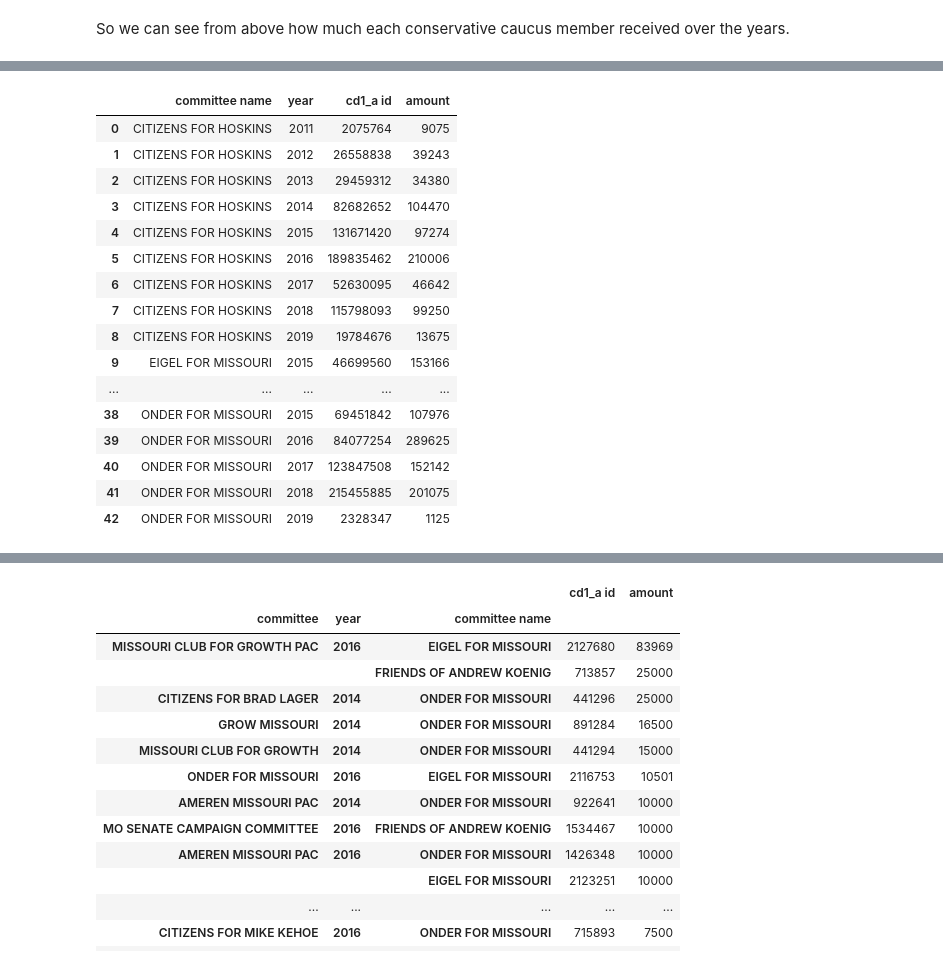
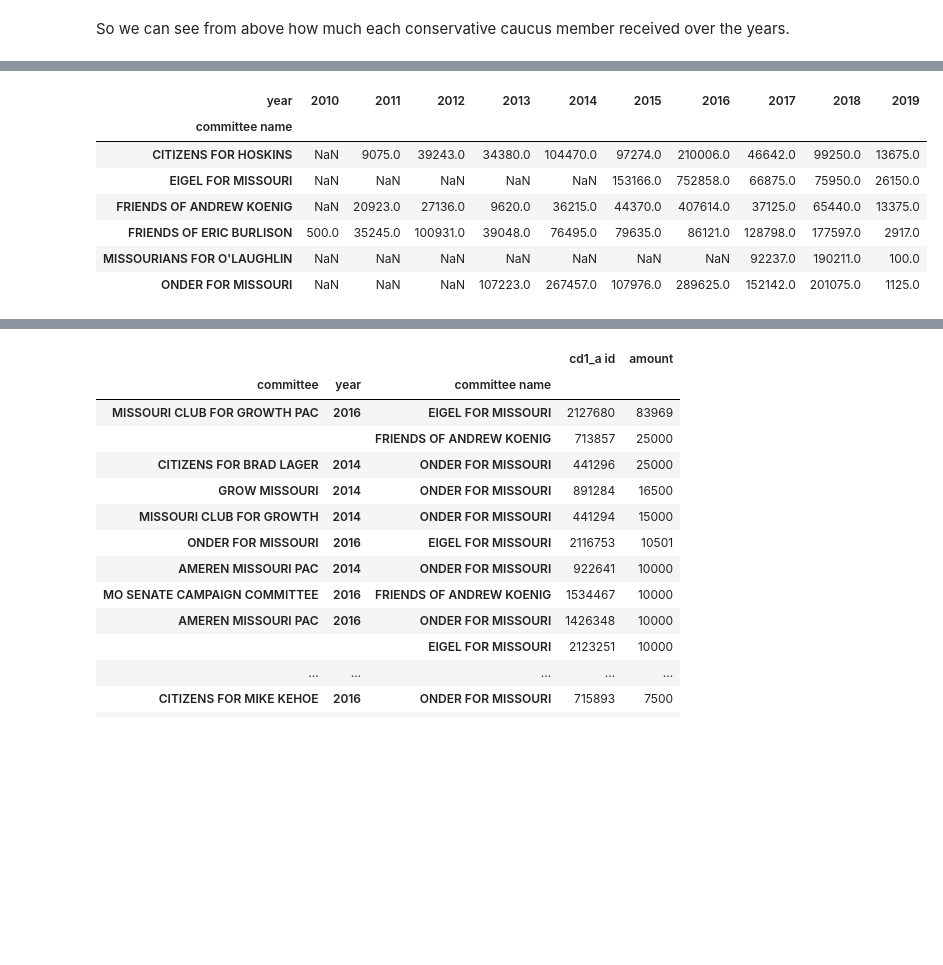
Before and after one commit to StellaYu101/ADJ_8_campaign_finance, a Jupyter notebook: Final_assignment_Campaign_finance_Stella_Yu.ipynb, the cells around one changed output, grey strips where cells are left out. Drawn from its saved outputs; the diff is of its cells as text; code cells hidden in the pictures; blank space fills up the shorter version.

```diff
--- a/Final_assignment_Campaign_finance_Stella_Yu.ipynb
+++ b/Final_assignment_Campaign_finance_Stella_Yu.ipynb
@@ -118,21 +118,17 @@ total_by_year = total_by_year.reset_index()
 total_by_year #very nice
 ##don't know how to plot these guys as multiple lines tho. I wanna visualize the comparison of the amount of money they each received.
 ##HOLD THAT THOUGHT. I'LL CIRCLE BACK TO IT.
+
+##Trying out Chase's code:
+table = pd.pivot_table(total_by_year, values='amount', index='committee name', columns='year', aggfunc=np.sum)
-# %% [output]
-|  | committee name | year | cd1_a id | amount |
-| 0 | CITIZENS FOR HOSKINS | 2011 | 2075764 | 9075 |
-| 1 | CITIZENS FOR HOSKINS | 2012 | 26558838 | 39243 |
-| 2 | CITIZENS FOR HOSKINS | 2013 | 29459312 | 34380 |
-| 3 | CITIZENS FOR HOSKINS | 2014 | 82682652 | 104470 |
-| 4 | CITIZENS FOR HOSKINS | 2015 | 131671420 | 97274 |
-| 5 | CITIZENS FOR HOSKINS | 2016 | 189835462 | 210006 |
-| 6 | CITIZENS FOR HOSKINS | 2017 | 52630095 | 46642 |
-| 7 | CITIZENS FOR HOSKINS | 2018 | 115798093 | 99250 |
-| 8 | CITIZENS FOR HOSKINS | 2019 | 19784676 | 13675 |
-| 9 | EIGEL FOR MISSOURI | 2015 | 46699560 | 153166 |
-| ... | ... | ... | ... | ... |
-| 38 | ONDER FOR MISSOURI | 2015 | 69451842 | 107976 |
-| 39 | ONDER FOR MISSOURI | 2016 | 84077254 | 289625 |
-| 40 | ONDER FOR MISSOURI | 2017 | 123847508 | 152142 |
-| 41 | ONDER FOR MISSOURI | 2018 | 215455885 | 201075 |
-| 42 | ONDER FOR MISSOURI | 2019 | 2328347 | 1125 |
+# %%
+table
+# %% [output]
+| year | 2010 | 2011 | 2012 | 2013 | 2014 | 2015 | 2016 | 2017 | 2018 | 2019 |
+| committee name |  |  |  |  |  |  |  |  |  |  |
+| CITIZENS FOR HOSKINS | NaN | 9075.0 | 39243.0 | 34380.0 | 104470.0 | 97274.0 | 210006.0 | 46642.0 | 99250.0 | 13675.0 |
+| EIGEL FOR MISSOURI | NaN | NaN | NaN | NaN | NaN | 153166.0 | 752858.0 | 66875.0 | 75950.0 | 26150.0 |
+| FRIENDS OF ANDREW KOENIG | NaN | 20923.0 | 27136.0 | 9620.0 | 36215.0 | 44370.0 | 407614.0 | 37125.0 | 65440.0 | 13375.0 |
+| FRIENDS OF ERIC BURLISON | 500.0 | 35245.0 | 100931.0 | 39048.0 | 76495.0 | 79635.0 | 86121.0 | 128798.0 | 177597.0 | 2917.0 |
+| MISSOURIANS FOR O'LAUGHLIN | NaN | NaN | NaN | NaN | NaN | NaN | NaN | 92237.0 | 190211.0 | 100.0 |
+| ONDER FOR MISSOURI | NaN | NaN | NaN | 107223.0 | 267457.0 | 107976.0 | 289625.0 | 152142.0 | 201075.0 | 1125.0 |
```
Also changed, not shown: parts of 4 cells of this notebook.
